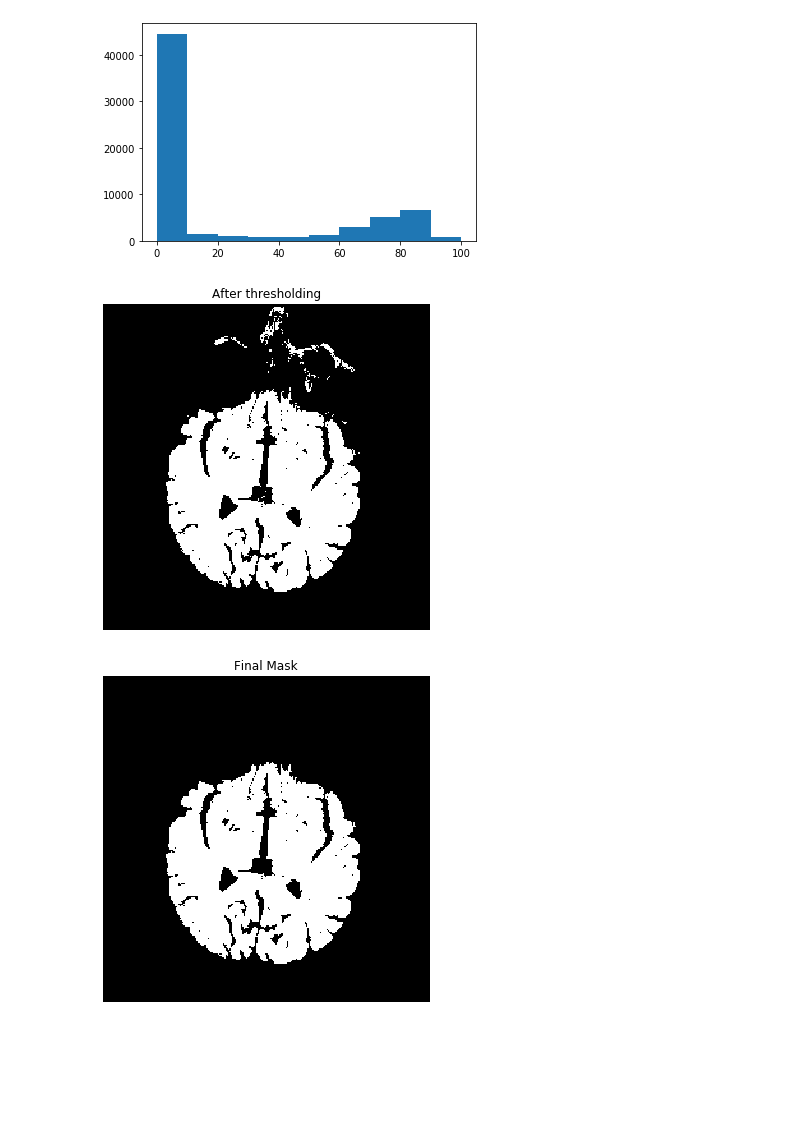
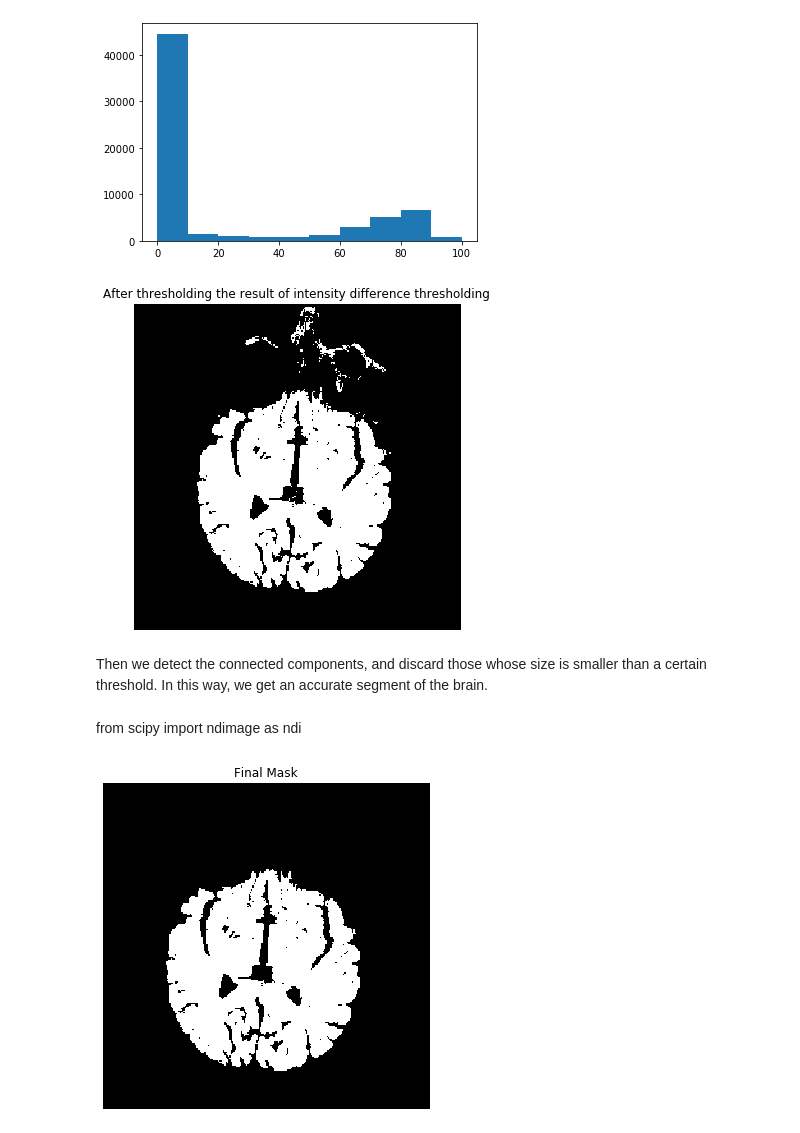
Before and after one commit to dhruti96shah/iapr-2020, a Jupyter notebook: labs/lab_01_segmentation.ipynb, the cells around one changed output. Cells and saved outputs as stored; diff of their text form; code cells hidden in the pictures; blank space fills up the shorter version.

```diff
--- a/labs/lab_01_segmentation.ipynb
+++ b/labs/lab_01_segmentation.ipynb
@@ -114,11 +114,11 @@ def region_growing1(mask, seed_pt, img, thresh):
 # %%
 mask = np.zeros([im_h, im_w]).astype(bool)
 seed_pt = (im_h//2, im_w//2+20)
-mask = region_growing(mask, seed_pt, brain_im, 69)
+mask = region_growing(mask, seed_pt, brain_im, thresh=69)
 
 mask1 = np.zeros([im_h, im_w]).astype(bool)
 seed_pt = (im_h//2, im_w//2+20)
-mask1 = region_growing1(mask1, seed_pt, brain_im, 8)
+mask1 = region_growing1(mask1, seed_pt, brain_im, thresh=8)
 # %%
 brain_im1 = brain_im.copy()
 brain_im1[np.logical_not(mask)]=0
@@ -148,16 +148,20 @@ plt.show()
 # %% [output]
 [figure]
 # %%
-mask1 = brain_im2 > 50
+mask1 = brain_im2 > 50 #second region growing method is again been thresholded.
 
 fig, ax = plt.subplots(1, 1, figsize=(6, 6))
 ax.imshow(mask1, cmap='gray')
-ax.set_title('After thresholding')
+ax.set_title('After thresholding the result of intensity difference thresholding')
 ax.axis('off')
 
 plt.show()
 # %% [output]
-[figure, old version]
+[figure, new version]
+# %% [markdown]
+Then we detect the connected components, and discard those whose size is smaller than a certain threshold. In this way, we get an accurate segment of the brain.
+# %% [markdown]
+from scipy import ndimage as ndi
 # %%
 from scipy import ndimage as ndi
 # %%
```
Also changed, not shown: parts of 9 cells of this notebook.
